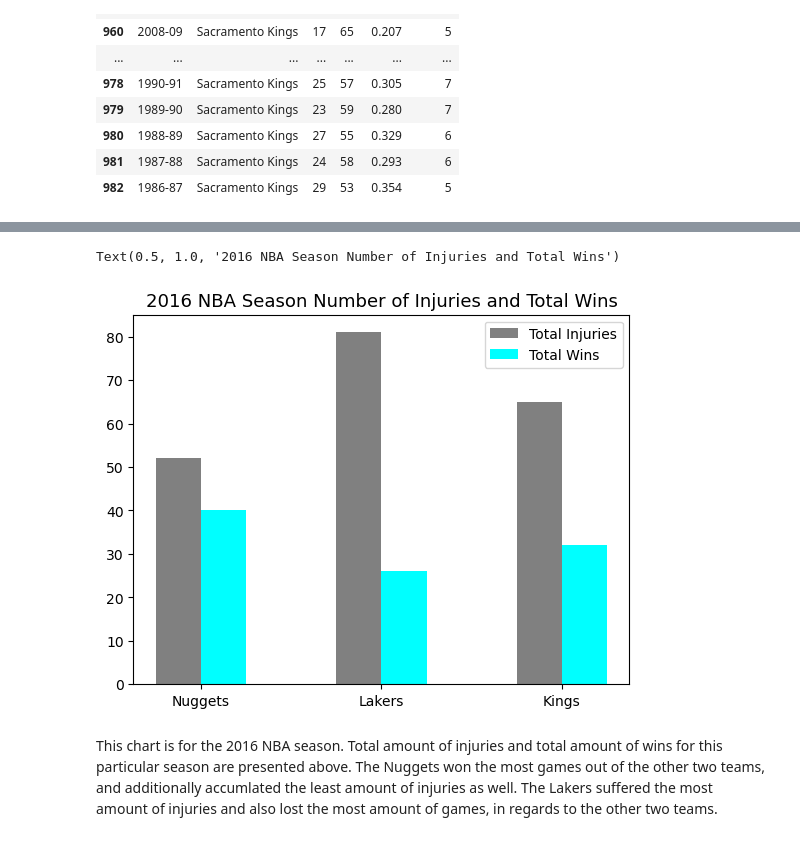
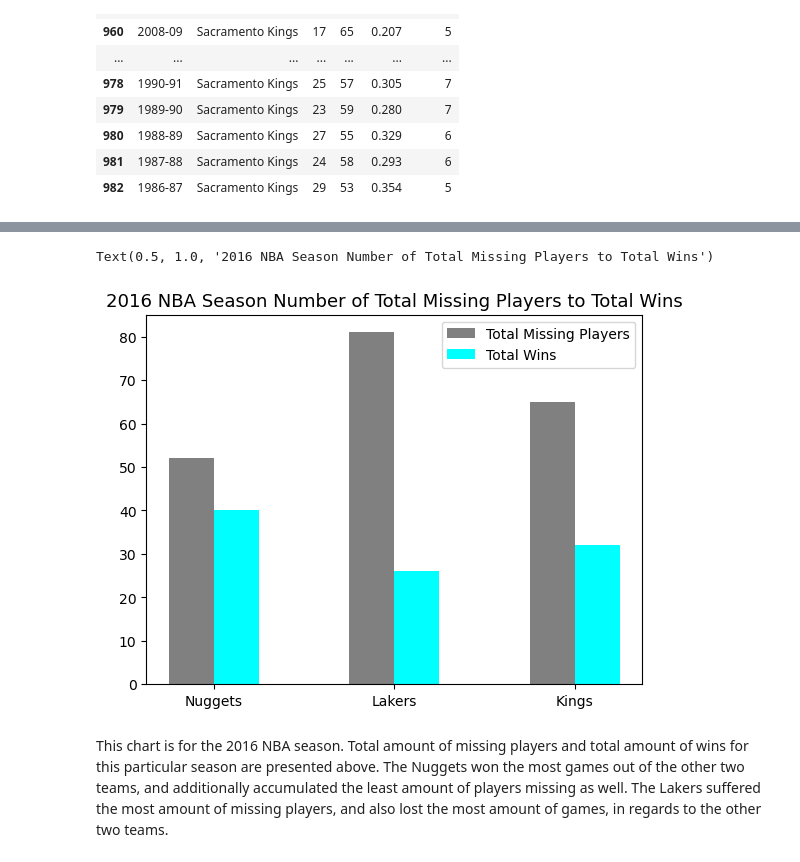
Before and after one commit to paulhji/team_gaap_project1, a Jupyter notebook: NBA Injuries.ipynb, the cells around one changed output, grey strips where cells are left out. Saved outputs shown, nothing was run; the diff lists cells and outputs as text; code cells hidden in the pictures.

```diff
--- a/NBA Injuries.ipynb
+++ b/NBA Injuries.ipynb
@@ -484,20 +484,20 @@ This chart is for the 2015 NBA season. Total amount of injuries and total amount
 # %%
 Names_2016 = ['Nuggets', 'Lakers', 'Kings']
-Injuries_2016 = [52,81,65]
+Missing_2016 = [52,81,65]
 Wins_2016 = [40,26,32]
 
 bar_width = 0.25
-ind = np.arange(len(Names_2015))
+ind = np.arange(len(Names_2016))
 fig, ax = plt.subplots()
-bar1 = ax.bar(ind - bar_width/2, Injuries_2016, bar_width, label='Total Injuries', color='grey')
+bar1 = ax.bar(ind - bar_width/2, Missing_2016, bar_width, label='Total Missing Players', color='grey')
 bar2 = ax.bar(ind + bar_width/2, Wins_2016, bar_width, label='Total Wins', color='cyan')
 ax.legend()
-ax.set_xticks(ind, Names_2015)
-ax.set_title('2016 NBA Season Number of Injuries and Total Wins', fontsize=13, color='black')
+ax.set_xticks(ind, Names_2016)
+ax.set_title('2016 NBA Season Number of Total Missing Players to Total Wins', fontsize=13, color='black')
 # %% [output]
-Text(0.5, 1.0, '2016 NBA Season Number of Injuries and Total Wins')
+Text(0.5, 1.0, '2016 NBA Season Number of Total Missing Players to Total Wins')
-[figure, old version]
+[figure, new version]
 # %% [markdown]
-This chart is for the 2016 NBA season. Total amount of injuries and total amount of wins for this particular season are presented above. The Nuggets won the most games out of the other two teams, and additionally accumlated the least amount of injuries as well. The Lakers suffered the most amount of injuries and also lost the most amount of games, in regards to the other two teams.
+This chart is for the 2016 NBA season. Total amount of missing players and total amount of wins for this particular season are presented above. The Nuggets won the most games out of the other two teams, and additionally accumulated the least amount of players missing as well. The Lakers suffered the most amount of missing players, and also lost the most amount of games, in regards to the other two teams.
 # %%
 Names_2017 = ['Nuggets', 'Lakers', 'Kings']
```
Also changed, not shown: parts of 6 cells of this notebook, 2 other files.
